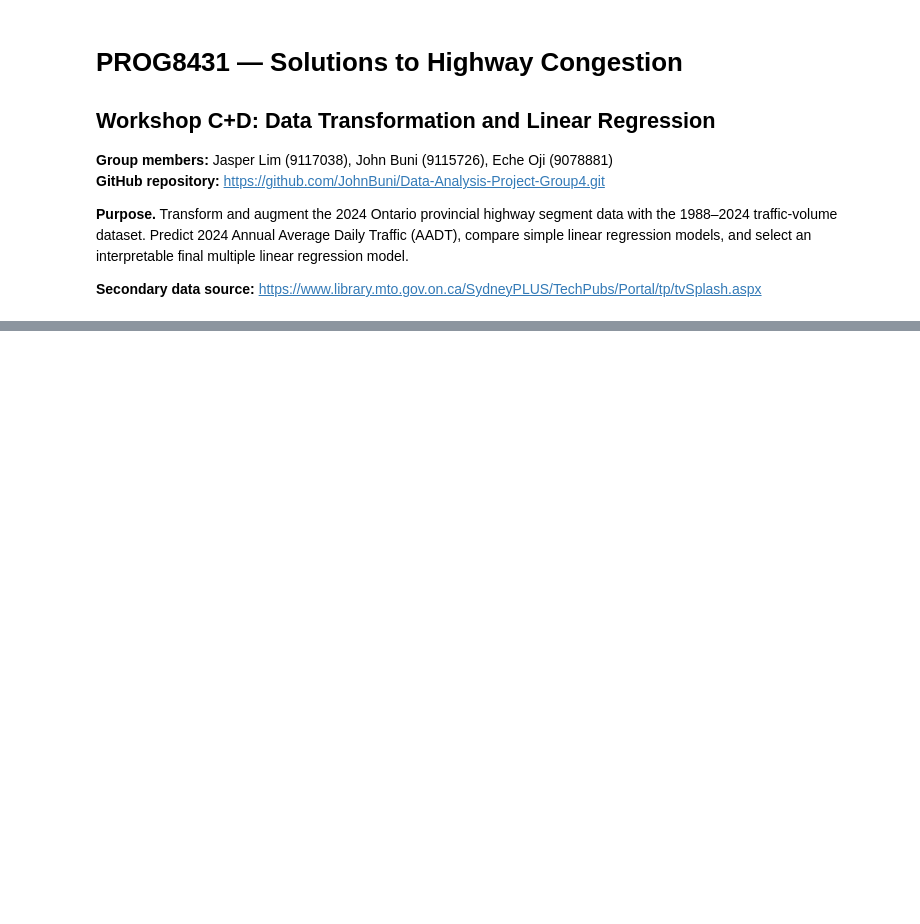
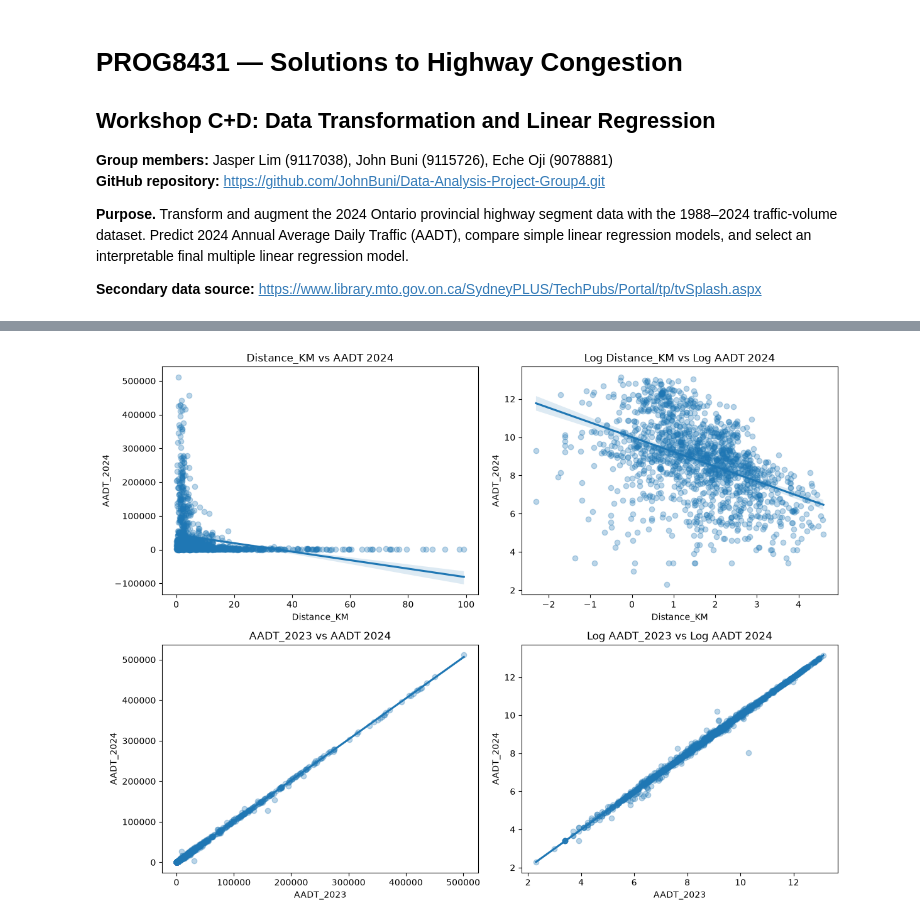
Before and after one commit to JohnBuni/Data-Analysis-Project-Group4, a Jupyter notebook: highway_congestion_workshopC.ipynb, the cells around one changed output, grey strips where cells are left out. Cells and saved outputs as stored; diff of their text form; code cells hidden in the pictures; blank space fills up the shorter version.

```diff
--- a/highway_congestion_workshopC.ipynb
+++ b/highway_congestion_workshopC.ipynb
@@ -378,0 +817,30 @@ Selected features: 10
+# %%
+# Compare original and transformed relationships
+fig, axes = plt.subplots(2, 2, figsize=(12, 9))
+
+predictors = ["Distance_KM", "AADT_2023"]
+
+for i, column in enumerate(predictors):
+
+    sns.regplot(
+        x=train[column],
+        y=train["AADT_2024"],
+        ax=axes[i, 0],
+        scatter_kws={"alpha": 0.3}
+    )
+
+    axes[i, 0].set_title(f"{column} vs AADT 2024")
+
+    sns.regplot(
+        x=np.log(train[column]),
+        y=np.log(train["AADT_2024"]),
+        ax=axes[i, 1],
+        scatter_kws={"alpha": 0.3}
+    )
+
+    axes[i, 1].set_title(f"Log {column} vs Log AADT 2024")
+
+plt.tight_layout()
+plt.show()
+# %% [output]
+[figure, added]
```
Also changed, not shown: parts of 56 cells of this notebook, 1 other file.
